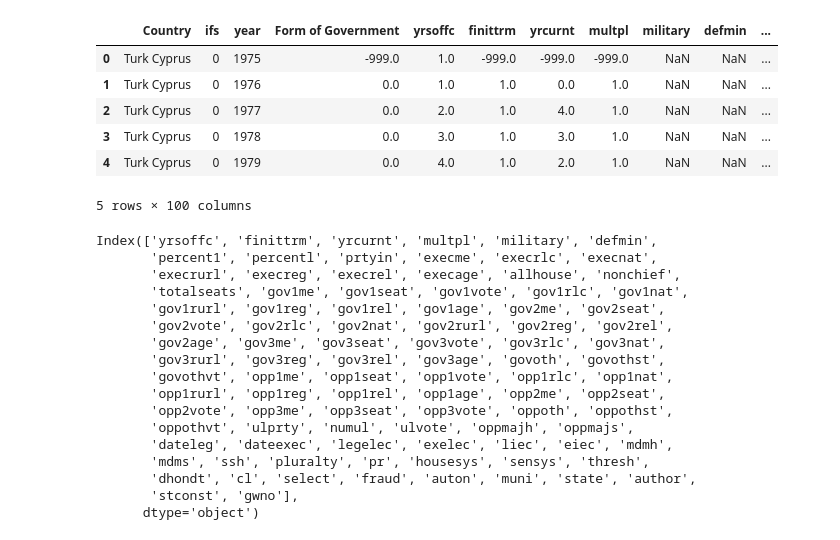
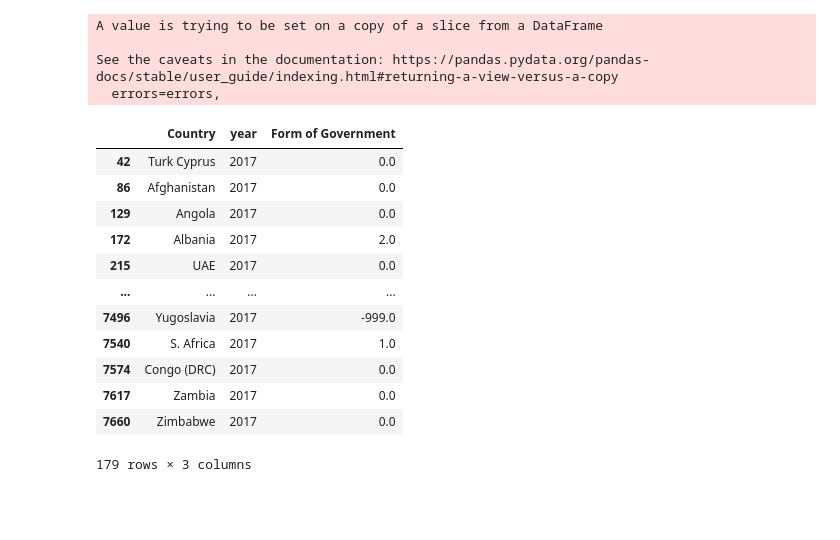
Before and after one commit to reginesgit/Factors-Contributing-to-a-Countrys-Happiness, a Jupyter notebook: Government/Gov.ipynb, the cells around one changed output. Cells and saved outputs as stored; diff of their text form; code cells hidden in the pictures; blank space fills up the shorter version.

```diff
--- a/Government/Gov.ipynb
+++ b/Government/Gov.ipynb
@@ -35,0 +48,19 @@ Gov_file_df.head()
+# %%
+# Remove columns not being used for analysis
+Gov_file_df.drop(columns = ['ifs', 'yrsoffc', 'finittrm',
+       'yrcurnt', 'multpl', 'military', 'defmin', 'percent1', 'percentl',
+       'prtyin', 'execme', 'execrlc', 'execnat', 'execrurl', 'execreg',
+       'execrel', 'execage', 'allhouse', 'nonchief', 'totalseats', 'gov1me',
+       'gov1seat', 'gov1vote', 'gov1rlc', 'gov1nat', 'gov1rurl', 'gov1reg',
+       'gov1rel', 'gov1age', 'gov2me', 'gov2seat', 'gov2vote', 'gov2rlc',
+       'gov2nat', 'gov2rurl', 'gov2reg', 'gov2rel', 'gov2age', 'gov3me',
+       'gov3seat', 'gov3vote', 'gov3rlc', 'gov3nat', 'gov3rurl', 'gov3reg',
+       'gov3rel', 'gov3age', 'govoth', 'govothst', 'govothvt', 'opp1me',
+       'opp1seat', 'opp1vote', 'opp1rlc', 'opp1nat', 'opp1rurl', 'opp1reg',
+       'opp1rel', 'opp1age', 'opp2me', 'opp2seat', 'opp2vote', 'opp3me',
+       'opp3seat', 'opp3vote', 'oppoth', 'oppothst', 'oppothvt', 'ulprty',
+       'numul', 'ulvote', 'oppmajh', 'oppmajs', 'dateleg', 'dateexec',
+       'legelec', 'exelec', 'liec', 'eiec', 'mdmh', 'mdms', 'ssh', 'pluralty',
+       'pr', 'housesys', 'sensys', 'thresh', 'dhondt', 'cl', 'select', 'fraud',
+       'auton', 'muni', 'state', 'author', 'stconst', 'gwno'], inplace = True)
+Gov_file_df
@@ -35,0 +81,4 @@ Gov_file_df.head()
+# %%
+# Only keep rows for year 2017
+Gov_file_df = Gov_file_df[Gov_file_df['year']== 2017]
+Gov_file_df
@@ -36,35 +99,24 @@ Gov_file_df.head()
 # %%
-# Rename Columns to match the datasets for previous years
+# Rename Columns
 Gov_file_df.rename(columns = {"countryname" : "Country",
                               "system" : "Form of Government",}, inplace = True)
 
-Gov_file_df.head()
+Gov_file_df
 # %% [output]
+A value is trying to be set on a copy of a slice from a DataFrame
+
+See the caveats in the documentation: https://pandas.pydata.org/pandas-docs/stable/user_guide/indexing.html#returning-a-view-versus-a-copy
+  errors=errors,
-|  | Country | ifs | year | Form of Government | yrsoffc | finittrm | yrcurnt | multpl | military | defmin | ... |
-| 0 | Turk Cyprus | 0 | 1975 | -999.0 | 1.0 | -999.0 | -999.0 | -999.0 | NaN | NaN | ... |
-| 1 | Turk Cyprus | 0 | 1976 | 0.0 | 1.0 | 1.0 | 0.0 | 1.0 | NaN | NaN | ... |
-| 2 | Turk Cyprus | 0 | 1977 | 0.0 | 2.0 | 1.0 | 4.0 | 1.0 | NaN | NaN | ... |
-| 3 | Turk Cyprus | 0 | 1978 | 0.0 | 3.0 | 1.0 | 3.0 | 1.0 | NaN | NaN | ... |
-| 4 | Turk Cyprus | 0 | 1979 | 0.0 | 4.0 | 1.0 | 2.0 | 1.0 | NaN | NaN | ... |
+|  | Country | year | Form of Government |
+| 42 | Turk Cyprus | 2017 | 0.0 |
+| 86 | Afghanistan | 2017 | 0.0 |
+| 129 | Angola | 2017 | 0.0 |
+| 172 | Albania | 2017 | 2.0 |
+| 215 | UAE | 2017 | 0.0 |
+| ... | ... | ... | ... |
+| 7496 | Yugoslavia | 2017 | -999.0 |
+| 7540 | S. Africa | 2017 | 1.0 |
+| 7574 | Congo (DRC) | 2017 | 0.0 |
+| 7617 | Zambia | 2017 | 0.0 |
+| 7660 | Zimbabwe | 2017 | 0.0 |
-5 rows × 100 columns
+179 rows × 3 columns
-# %%
-drop = Gov_file_df.columns[4:]
-drop
-# %% [output]
-Index(['yrsoffc', 'finittrm', 'yrcurnt', 'multpl', 'military', 'defmin',
-       'percent1', 'percentl', 'prtyin', 'execme', 'execrlc', 'execnat',
-       'execrurl', 'execreg', 'execrel', 'execage', 'allhouse', 'nonchief',
-       'totalseats', 'gov1me', 'gov1seat', 'gov1vote', 'gov1rlc', 'gov1nat',
-       'gov1rurl', 'gov1reg', 'gov1rel', 'gov1age', 'gov2me', 'gov2seat',
-       'gov2vote', 'gov2rlc', 'gov2nat', 'gov2rurl', 'gov2reg', 'gov2rel',
-       'gov2age', 'gov3me', 'gov3seat', 'gov3vote', 'gov3rlc', 'gov3nat',
-       'gov3rurl', 'gov3reg', 'gov3rel', 'gov3age', 'govoth', 'govothst',
-       'govothvt', 'opp1me', 'opp1seat', 'opp1vote', 'opp1rlc', 'opp1nat',
-       'opp1rurl', 'opp1reg', 'opp1rel', 'opp1age', 'opp2me', 'opp2seat',
-       'opp2vote', 'opp3me', 'opp3seat', 'opp3vote', 'oppoth', 'oppothst',
-       'oppothvt', 'ulprty', 'numul', 'ulvote', 'oppmajh', 'oppmajs',
-       'dateleg', 'dateexec', 'legelec', 'exelec', 'liec', 'eiec', 'mdmh',
-       'mdms', 'ssh', 'pluralty', 'pr', 'housesys', 'sensys', 'thresh',
-       'dhondt', 'cl', 'select', 'fraud', 'auton', 'muni', 'state', 'author',
-       'stconst', 'gwno'],
-      dtype='object')
```
Also changed, not shown: parts of 20 cells of this notebook, 2 other files.
